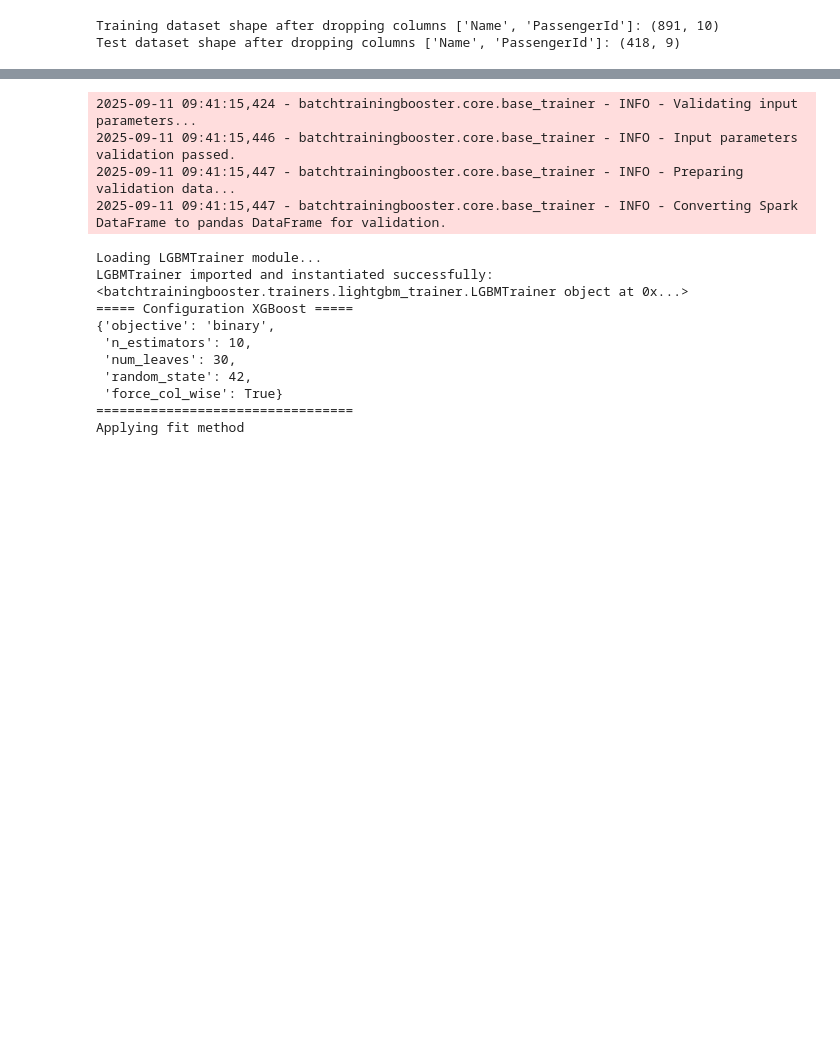
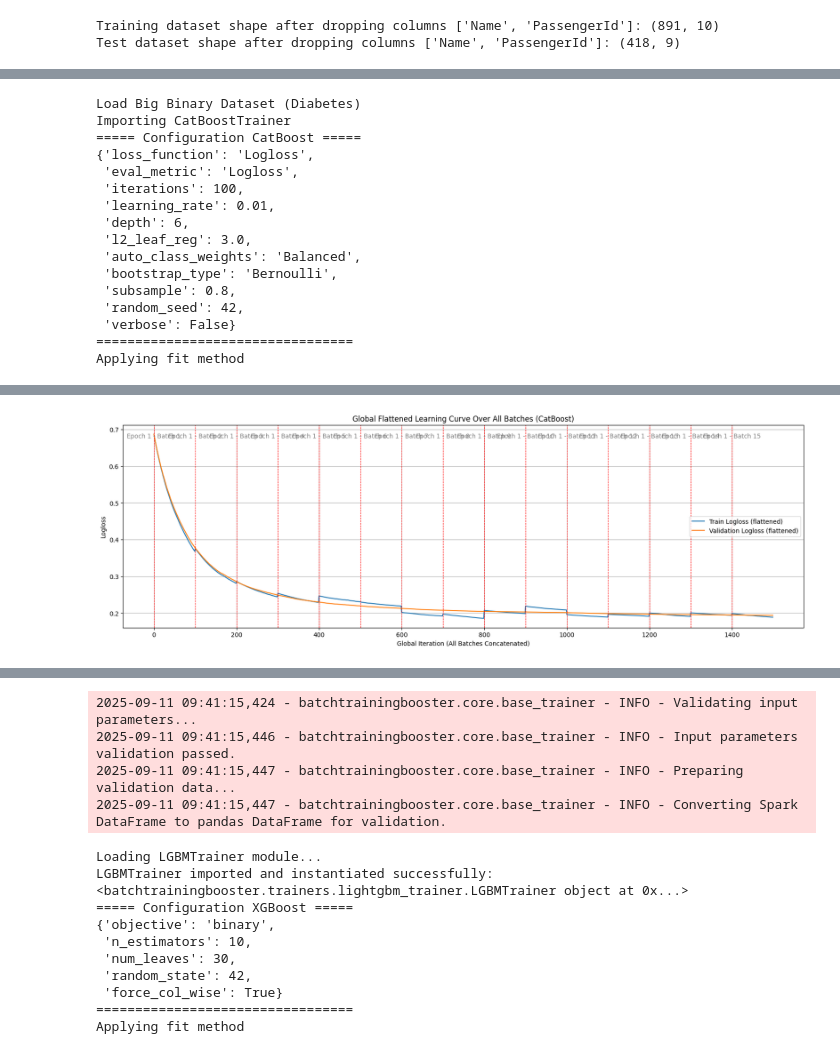
Before and after one commit to Manda404/batchtrainingbooster, a Jupyter notebook: notebooks/train-boosting-models.ipynb, the cells around one changed output, grey strips where cells are left out. Drawn from its saved outputs; the diff is of its cells as text; code cells hidden in the pictures; blank space fills up the shorter version.

```diff
--- a/notebooks/train-boosting-models.ipynb
+++ b/notebooks/train-boosting-models.ipynb
@@ -128,3 +128,53 @@ To adjust logging level use sc.setLogLevel(newLevel). For SparkR, use setLogLeve
 [SPARK] Conversion successful → Spark DataFrames created.
 [SPARK] Train rows: 60000 | Validation rows: 20000
 Pandas DataFrames successfully converted to Spark DataFrames.
+# %%
+print('Load Big Binary Dataset (Diabetes)')
+
+# Définition de la colonne cible
+target_column = "diabetes"
+
+# Instanciation du trainer
+print("Importing CatBoostTrainer")
+trainer = CatBoostTrainer()
+# print("CatBoostTrainer imported and instantiated successfully:", trainer)
+
+
+# Binary class
+config_model = {
+    "loss_function": "Logloss",      # fonction de perte binaire
+    "eval_metric": "Logloss",        # métrique d’évaluation choisie
+    "iterations": 100,
+    "learning_rate": 0.01,
+    "depth": 6,
+    "l2_leaf_reg": 3.0,
+    "auto_class_weights": "Balanced",  # utile si classes déséquilibrées
+    "bootstrap_type": "Bernoulli",
+    "subsample": 0.8,
+    "random_seed": 42,
+    "verbose": False,
+    #"early_stopping_rounds": 10,
+
+}
+
+config_training = {
+    "num_batches": 15,             # nombre de lots pour l'entraînement
+    "max_patience": 3,            # patience pour early stopping global
+    "show_learning_curve": True,  # afficher la courbe d'apprentissage
+}
+
+
+
+print("===== Configuration CatBoost =====")
+pprint.pprint(config_model, sort_dicts=False)
+print("=================================")
+
+print("Applying fit method")
+trainer.fit(
+    train_dataframe=spark_train_df,
+    valid_dataframe=spark_valid_df,
+    target_column=target_column,
+    config_training=config_training,
+    config_model=config_model,
+)
+# %% [output]
@@ -130,0 +185,16 @@ Pandas DataFrames successfully converted to Spark DataFrames.
+Load Big Binary Dataset (Diabetes)
+Importing CatBoostTrainer
+===== Configuration CatBoost =====
+{'loss_function': 'Logloss',
+ 'eval_metric': 'Logloss',
+ 'iterations': 100,
+ 'learning_rate': 0.01,
+ 'depth': 6,
+ 'l2_leaf_reg': 3.0,
+ 'auto_class_weights': 'Balanced',
+ 'bootstrap_type': 'Bernoulli',
+ 'subsample': 0.8,
+ 'random_seed': 42,
+ 'verbose': False}
+=================================
+Applying fit method
@@ -130,0 +218 @@ Pandas DataFrames successfully converted to Spark DataFrames.
+[figure, added]
```
Also changed, not shown: parts of 2 cells of this notebook, 11 other files.
